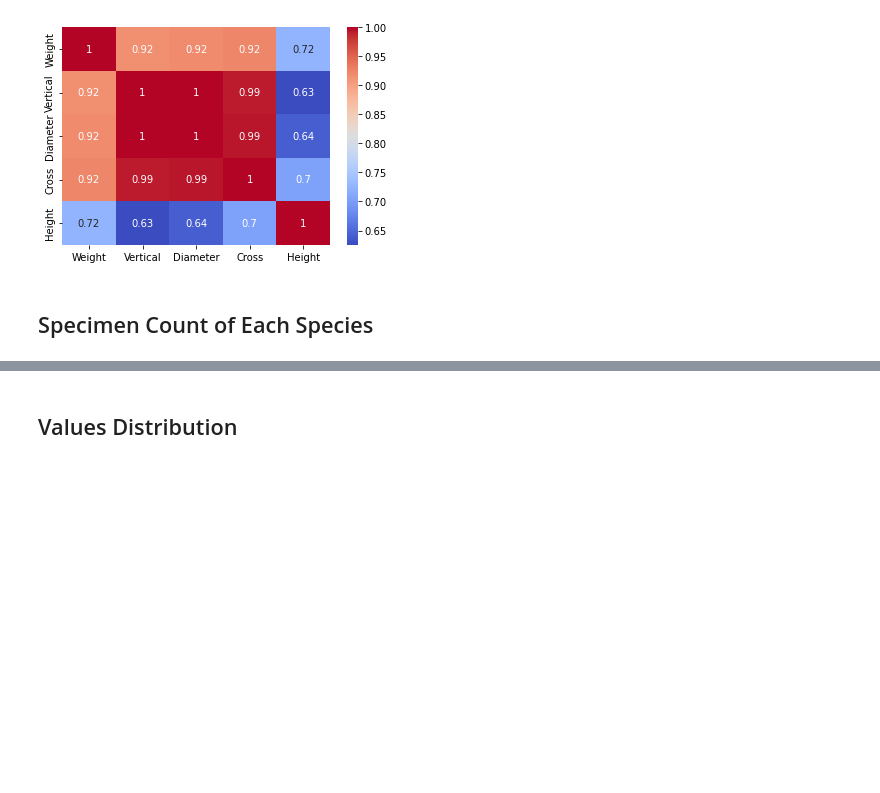
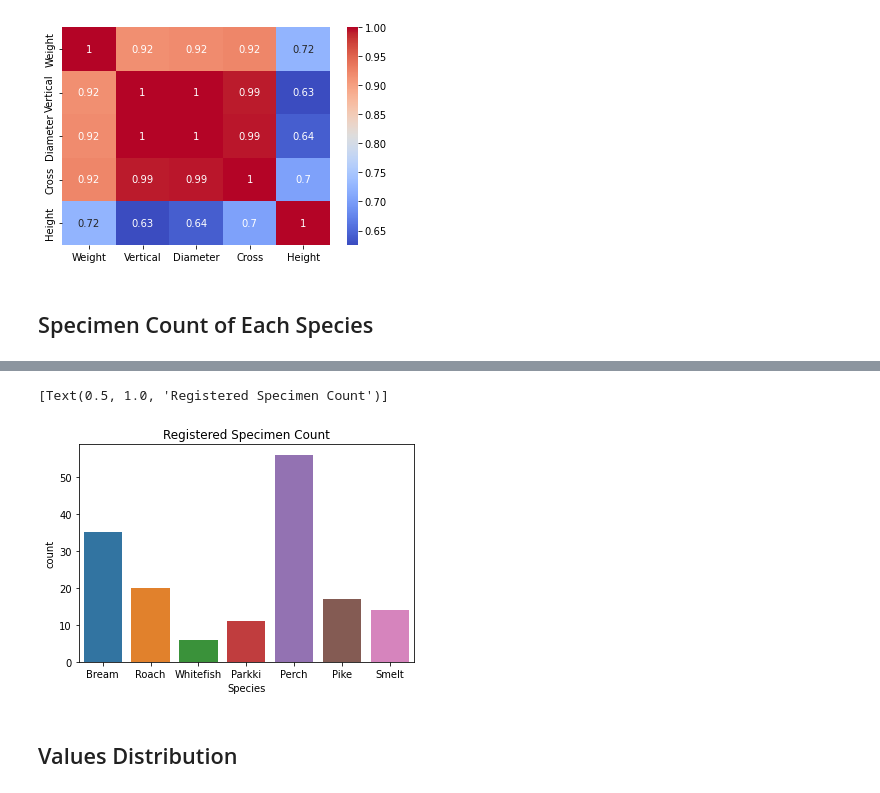
Before and after one commit to RakhaHafishSetiawan/Fish-Weight-Prediction, a Jupyter notebook: MyRegression.ipynb, the cells around one changed output, grey strips where cells are left out. Cells and saved outputs as stored; diff of their text form; code cells hidden in the pictures; blank space fills up the shorter version.

```diff
--- a/MyRegression.ipynb
+++ b/MyRegression.ipynb
@@ -74,3 +68,10 @@ MyBar.show()
+# %%
+# Count Plot
+sea.countplot(data = Fishe,
+             x = Fishe["Species"]).set(title='Registered Specimen Count')
+# %% [output]
+[Text(0.5, 1.0, 'Registered Specimen Count')]
+[figure, added]
 # %% [markdown]
 ## Values Distribution
 # %%
```
Also changed, not shown: parts of 5 cells of this notebook.
